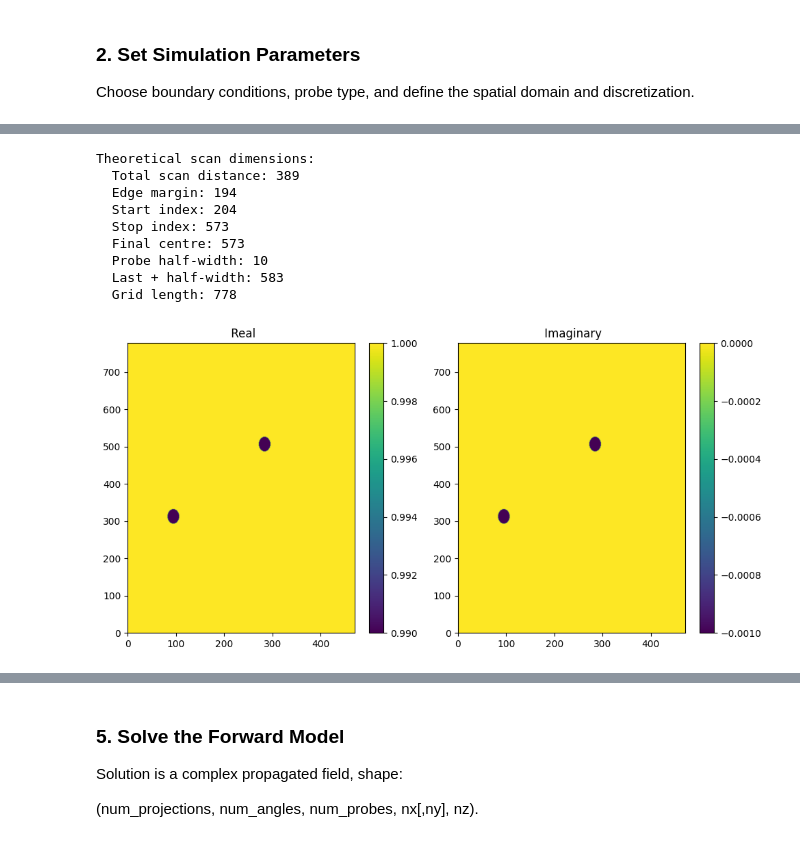
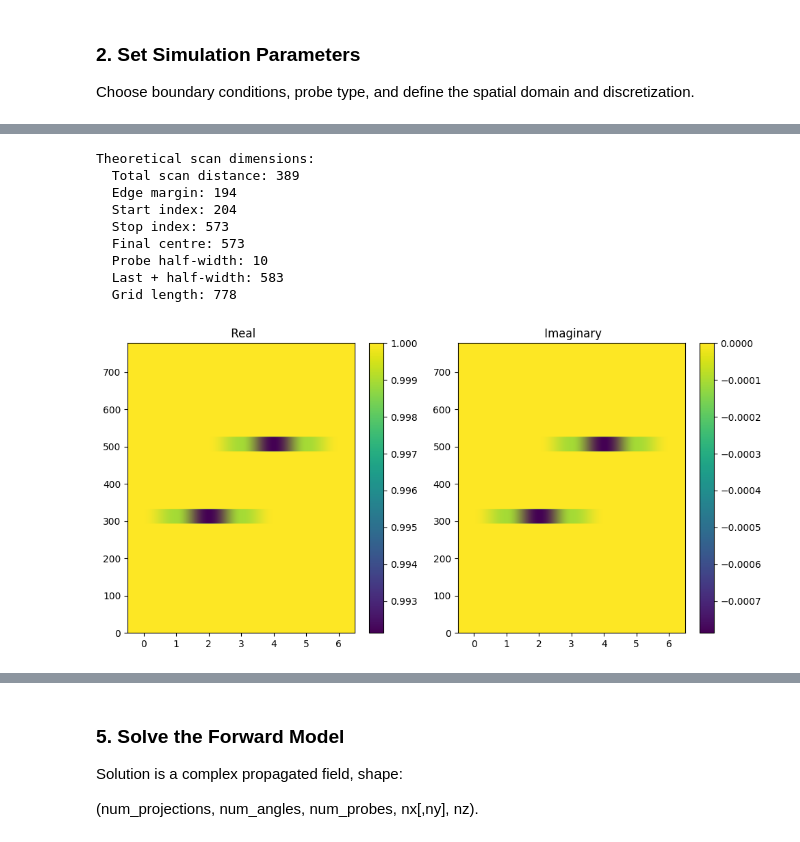
Before and after one commit to bryceshirley/thick_ptycho, a Jupyter notebook: notebooks/4_forward_model_2d.ipynb, the cells around one changed output, grey strips where cells are left out. Saved outputs shown, nothing was run; the diff lists cells and outputs as text; code cells hidden in the pictures.

```diff
--- a/notebooks/4_forward_model_2d.ipynb
+++ b/notebooks/4_forward_model_2d.ipynb
@@ -53,18 +53,18 @@ probe_focus = -1e-5                    # focal length [m]
 scan_points = 124
 step_size = 3                        # pixels between scans
 
-pad_factor = 2.0
+pad_factor = 2.0  # Portion of extra space to add
 # Define margin portion (half of extra space)
 pad_margin = (pad_factor - 1) / 2.0
 
 # --- Simulation spatial dimensions (in meters) ---
-xlims = [0.0*pad_factor, 150e-6*pad_factor]   # meters (sample width)
-zlims = [0.0*pad_factor, 75e-6*pad_factor]   # meters (sample thickness)
+xlims = [0.0, 150e-6]   # meters (sample width)
+zlims = [0.0, 75e-6]   # meters (sample thickness)
 continuous_dimensions = (xlims, zlims)
 
 # --- Discretization parameters ---
 z_range = zlims[1] - zlims[0]
-dz = wavelength / 2
+dz = wavelength * 16 # For multi-slice, keep dz larger to reduce number of slices
 nz = int(z_range / dz)
 
 # TODO: Make this padding apply to all dimensions
@@ -78,7 +78,7 @@ bc_type = BoundaryType.IMPEDANCE
 probe_type = ProbeType.AIRY_DISK
 
 # --- Create the SimulationConfig object ---
-config = SimulationConfig(
+config_ms = SimulationConfig(
     continuous_dimensions=continuous_dimensions,
     discrete_dimensions=discrete_dimensions,
     probe_dimensions=probe_dimensions_discrete,
@@ -97,11 +97,11 @@ config = SimulationConfig(
 )
 
 # --- Create the simulation space ---
-simulation_space = create_simulation_space(config)
-simulation_space.summarize()
+simulation_space_ms = create_simulation_space(config_ms)
+simulation_space_ms.summarize()
 
 # --- Create a Simultated Ptycho Object ---
-ptycho_object = create_ptycho_object(simulation_space)
+ptycho_object_ms = create_ptycho_object(simulation_space_ms)
 
 
 # TODO: Make objects move to the centre with padding or define them in min_nx
@@ -113,20 +113,21 @@ common_depth = 0.05  # Portion of z-length
 # Add 6 spheres of varying positions
 # ptycho_object.add_object('circle', refractive_index_perturbation, side_length=common_side_length,
 #                         centre=(0.5, 0.2), depth=common_depth, gaussian_blur=gaussian_blur)
-ptycho_object.add_object('circle', refractive_index_perturbation, side_length=common_side_length,
+ptycho_object_ms.add_object('circle', refractive_index_perturbation, side_length=common_side_length,
                         centre=(0.4, 0.2), depth=common_depth, gaussian_blur=gaussian_blur)
-ptycho_object.add_object('circle', refractive_index_perturbation, side_length=common_side_length,
-                        centre=(0.65, 0.6), depth=common_depth, gaussian_blur=gaussian_blur)
+ptycho_object_ms.add_object('circle', refractive_index_perturbation, side_length=common_side_length,
+                        centre=(0.65, 0.5), depth=common_depth, gaussian_blur=gaussian_blur)
 # ptycho_object.add_object('circle', refractive_index_perturbation, side_length=common_side_length,
 #                         centre=(0.4, 0.7), depth=common_depth, gaussian_blur=gaussian_blur)
 # ptycho_object.add_object('circle', refractive_index_perturbation, side_length=common_side_length,
 #                         centre=(0.55, 0.45), depth=common_depth, gaussian_blur=gaussian_blur)
 # ptycho_object.add_object('circle', refractive_index_perturbation, side_length=common_side_length,
 #                         centre=(0.6, 0.3), depth=common_depth, gaussian_blur=gaussian_blur)
-ptycho_object.build_field()
+ptycho_object_ms.build_field()
+ptycho_object_ms.save_n_true("ptycho_object_n_true")
+simulation_space_ms.viewer.plot_two_panels(ptycho_object_ms.n_true,view="real_imag")
 
-simulation_space.viewer.plot_two_panels(ptycho_object.n_true,view="real_imag")
 
 # --- Create a set of Simulated Ptycho Probes ---
-ptycho_probes = create_ptycho_probes(simulation_space)
+ptycho_probes = create_ptycho_probes(simulation_space_ms)
 # %% [output]
@@ -142,10 +145,10 @@ ptycho_probes = create_ptycho_probes(simulation_space)
 Theoretical scan dimensions:
   Total scan distance: 389
   Edge margin: 194
   Start index: 204
   Stop index: 573
   Final centre: 573
   Probe half-width: 10
   Last + half-width: 583
   Grid length: 778
-[figure, old version]
+[figure, new version]
```
Also changed, not shown: parts of 9 cells of this notebook, 13 other files.
